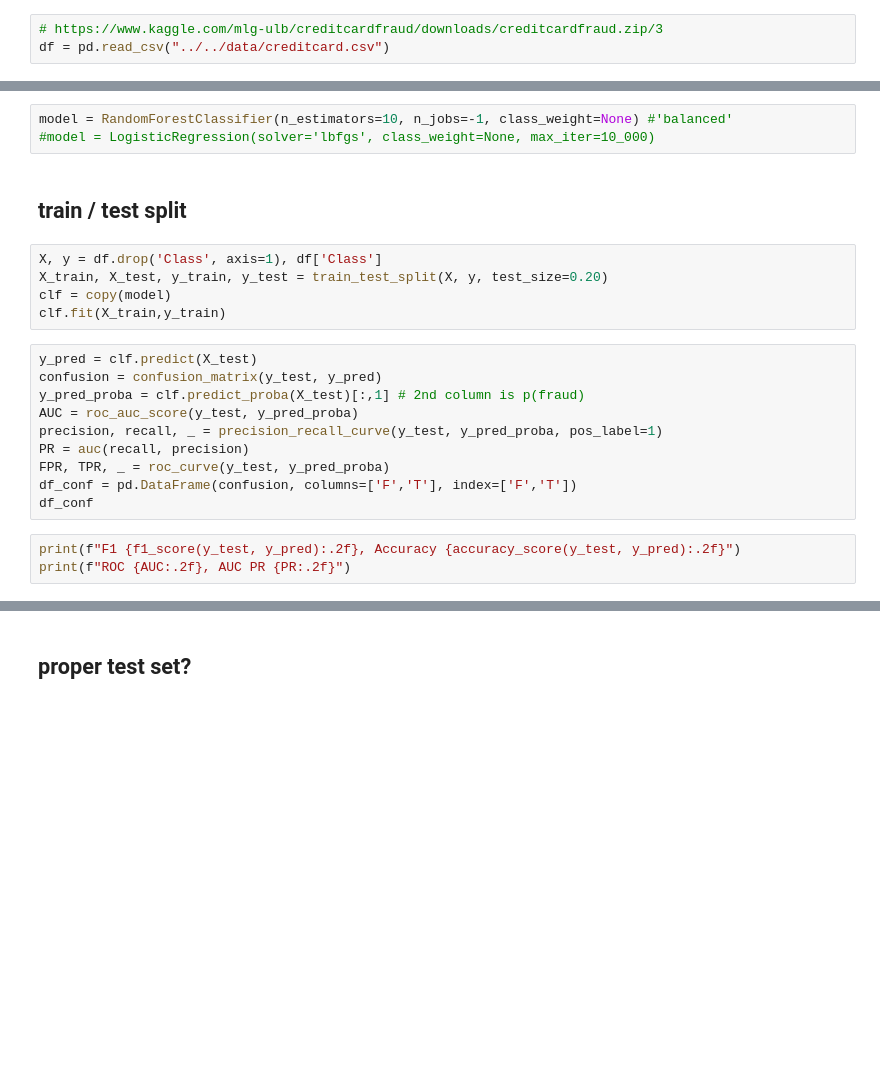
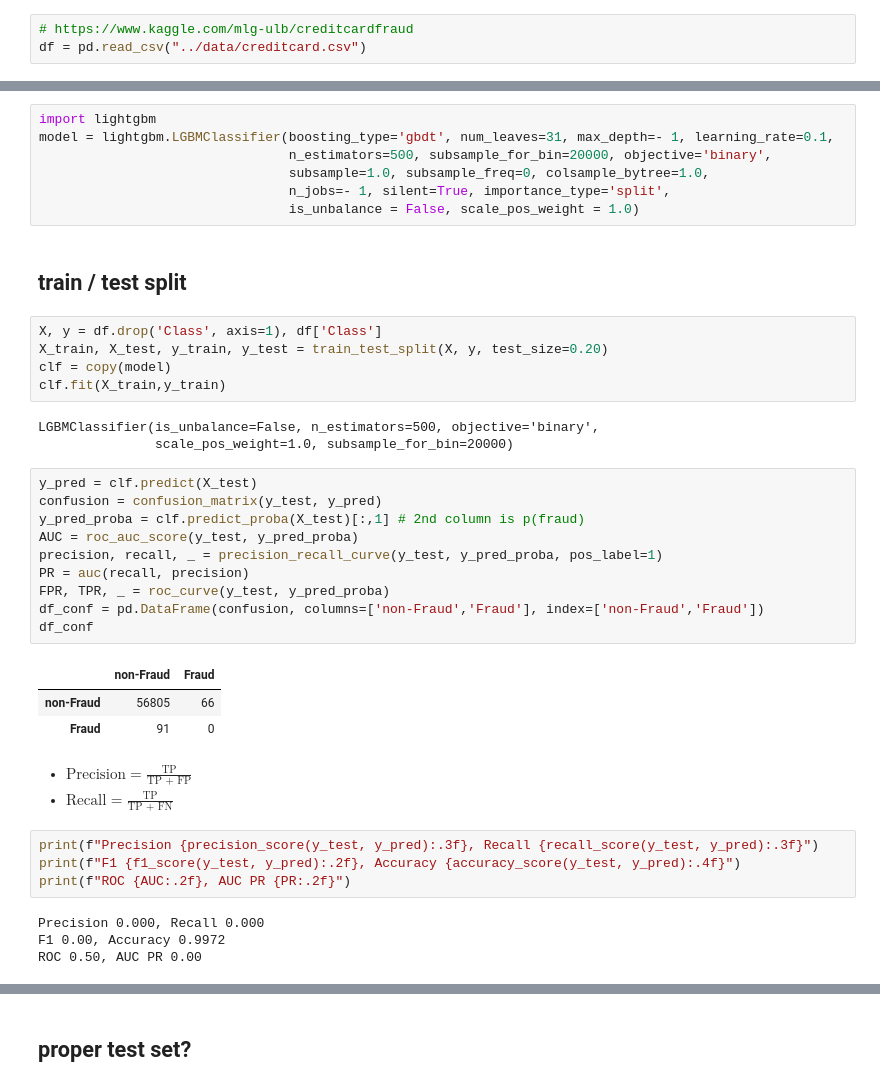
Before and after one commit to nitram-bot/fhnw_lecture, a Jupyter notebook: notebooks/imbalanced_data.ipynb, the cells around one changed output, grey strips where cells are left out. Saved outputs shown, nothing was run; the diff lists cells and outputs as text; blank space fills up the shorter version.

```diff
--- a/notebooks/imbalanced_data.ipynb
+++ b/notebooks/imbalanced_data.ipynb
@@ -25,7 +25,7 @@ from copy import copy
 import matplotlib.pyplot as plt
 %config InlineBackend.figure_format = 'png'
 # %%
-# https://www.kaggle.com/mlg-ulb/creditcardfraud/downloads/creditcardfraud.zip/3
-df = pd.read_csv("../../data/creditcard.csv")
+# https://www.kaggle.com/mlg-ulb/creditcardfraud
+df = pd.read_csv("../data/creditcard.csv")
 # %%
 print(f"num anomalies {np.sum(df['Class']==1)}/{len(df)} = {100*np.sum(df['Class']==1)/len(df):.2f}%")
@@ -32,8 +47,12 @@ print(f"num anomalies {np.sum(df['Class']==1)}/{len(df)} = {100*np.sum(df['Class
 # %% [markdown]
 ## get a model
 # %%
-model = RandomForestClassifier(n_estimators=10, n_jobs=-1, class_weight=None) #'balanced'
-#model = LogisticRegression(solver='lbfgs', class_weight=None, max_iter=10_000)
+import lightgbm
+model = lightgbm.LGBMClassifier(boosting_type='gbdt', num_leaves=31, max_depth=- 1, learning_rate=0.1,
+                                n_estimators=500, subsample_for_bin=20000, objective='binary',
+                                subsample=1.0, subsample_freq=0, colsample_bytree=1.0,
+                                n_jobs=- 1, silent=True, importance_type='split',
+                                is_unbalance = False, scale_pos_weight = 1.0)
 # %% [markdown]
 ## train / test split
 # %%
@@ -41,19 +60,34 @@ X, y = df.drop('Class', axis=1), df['Class']
 X_train, X_test, y_train, y_test = train_test_split(X, y, test_size=0.20)
 clf = copy(model)
 clf.fit(X_train,y_train)
+# %% [output]
+LGBMClassifier(is_unbalance=False, n_estimators=500, objective='binary',
+               scale_pos_weight=1.0, subsample_for_bin=20000)
 # %%
 y_pred = clf.predict(X_test)
 confusion = confusion_matrix(y_test, y_pred)
 y_pred_proba = clf.predict_proba(X_test)[:,1] # 2nd column is p(fraud)
 AUC = roc_auc_score(y_test, y_pred_proba)
 precision, recall, _ = precision_recall_curve(y_test, y_pred_proba, pos_label=1)
 PR = auc(recall, precision)
 FPR, TPR, _ = roc_curve(y_test, y_pred_proba)
-df_conf = pd.DataFrame(confusion, columns=['F','T'], index=['F','T'])
+df_conf = pd.DataFrame(confusion, columns=['non-Fraud','Fraud'], index=['non-Fraud','Fraud'])
 df_conf
+# %% [output]
+|  | non-Fraud | Fraud |
+| non-Fraud | 56805 | 66 |
+| Fraud | 91 | 0 |
+# %% [markdown]
+ - $\text{Precision}=\frac{\text{TP}}{\text{TP + FP}}$
+ - $\text{Recall}=\frac{\text{TP}}{\text{TP + FN}}$
 # %%
-print(f"F1 {f1_score(y_test, y_pred):.2f}, Accuracy {accuracy_score(y_test, y_pred):.2f}")
+print(f"Precision {precision_score(y_test, y_pred):.3f}, Recall {recall_score(y_test, y_pred):.3f}")
+print(f"F1 {f1_score(y_test, y_pred):.2f}, Accuracy {accuracy_score(y_test, y_pred):.4f}")
 print(f"ROC {AUC:.2f}, AUC PR {PR:.2f}")
+# %% [output]
+Precision 0.000, Recall 0.000
+F1 0.00, Accuracy 0.9972
+ROC 0.50, AUC PR 0.00
 # %%
 plt.plot(FPR, TPR, 'b.-', markersize=1, alpha=0.5)
 plt.xlabel("FPR")
```
Also changed, not shown: parts of 50 cells of this notebook, 5 other files.
